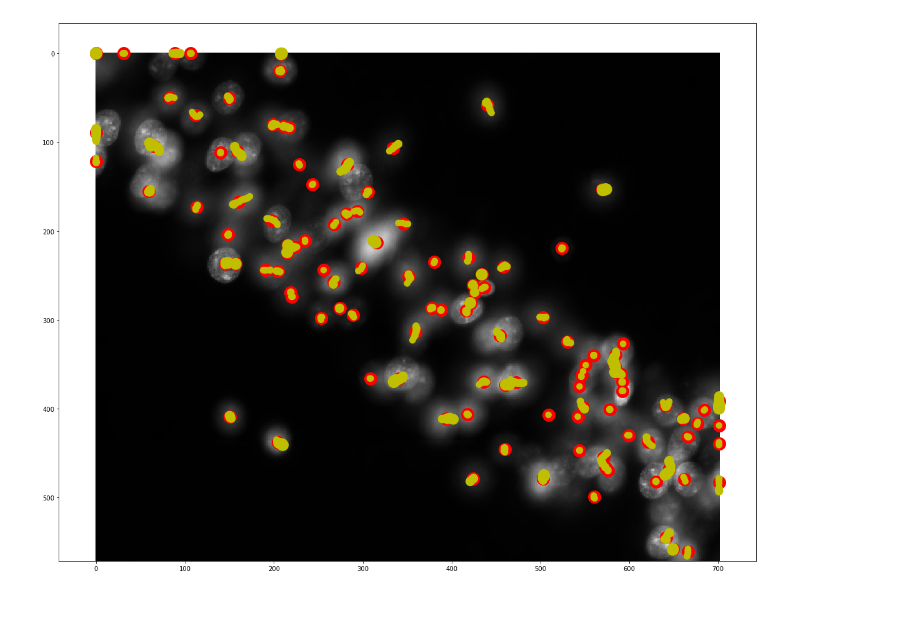
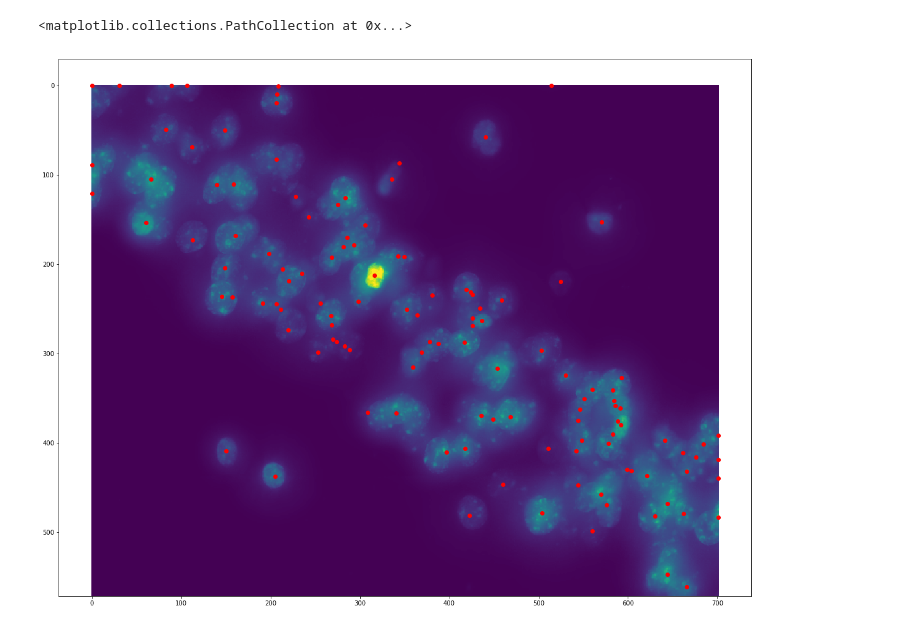
Before and after one commit to kpuhger/count-cellula, a Jupyter notebook: notebooks/Blob Detection.ipynb, the cells around one changed output. Cells and saved outputs as stored; diff of their text form; code cells hidden in the pictures.

Commit message:
Added DOH and DOG 3d  blob detection, wrote centroid clustering function

```diff
--- a/notebooks/Blob Detection.ipynb
+++ b/notebooks/Blob Detection.ipynb
@@ -104,0 +60,31 @@ cell_positions
+# %%
+# Function for perofrming unsupervised clustering of centroids to get a single centroid for each cell.
+# takes vector of x values, vector of y values, and the maximum distance btwn centroids that form a cluster.
+
+def cluster_centroids(x, y, max_dist):
+    xy_array = np.column_stack((x,y))
+    coordinates = pd.DataFrame(xy_array, columns = ['x','y'])
+
+    #create matrix of distances between all centroids
+    dist_mat = dist.squareform(dist.pdist(coordinates.values))
+
+    #perform clustering
+    link_mat = hier.linkage(dist_mat)
+    cluster_idx = hier.fcluster(link_mat, max_dist, criterion = 'distance')
+
+    #make organized dataframe with labeled clusters
+    coordinates['new_label'] = cluster_idx
+    coordinates.set_index('new_label', drop=True, append=False, inplace=True)
+    coordinates.index.name = 'label'
+    coordinates = coordinates.sort_index()
+
+    #compute a final centroid for each cell by averaging the x y coords of each cluster
+    coordinates = coordinates.groupby(level ='label').mean()
+    return coordinates
+# %%
+cells1 = detect_blobs_3dlog(img_raw)
+cells2 = detect_blobs_3ddog(img_raw)
+cells3 = detect_blobs_3dhess(img_raw)
+# %%
+all_cells = np.concatenate((cells1, cells2, cells3))
+all_cells
@@ -105,7 +99,10 @@ cell_positions
+# %%
+centroids = cluster_centroids(all_cells[:,1], all_cells[:,0], 100)
 # %%
-f, ax = plt.subplots(1, figsize = (20,20))
-plt.imshow(img_raw[10,:,:], cmap = "gray")
-plt.scatter(cell_positions['x'], cell_positions['y'], s= 400, c = 'r')
-plot_blobs_ns(cells, 'y', .3)
+img_max = img_raw.max(axis=0)
+plt.figure(figsize = (20,20))
+plt.imshow(img_max)
+plt.scatter(centroids['x'], centroids['y'], c = 'r')
 # %% [output]
+<matplotlib.collections.PathCollection at 0x...>
-[figure, old version]
+[figure, new version]
```
Also changed, not shown: parts of 9 cells of this notebook.
